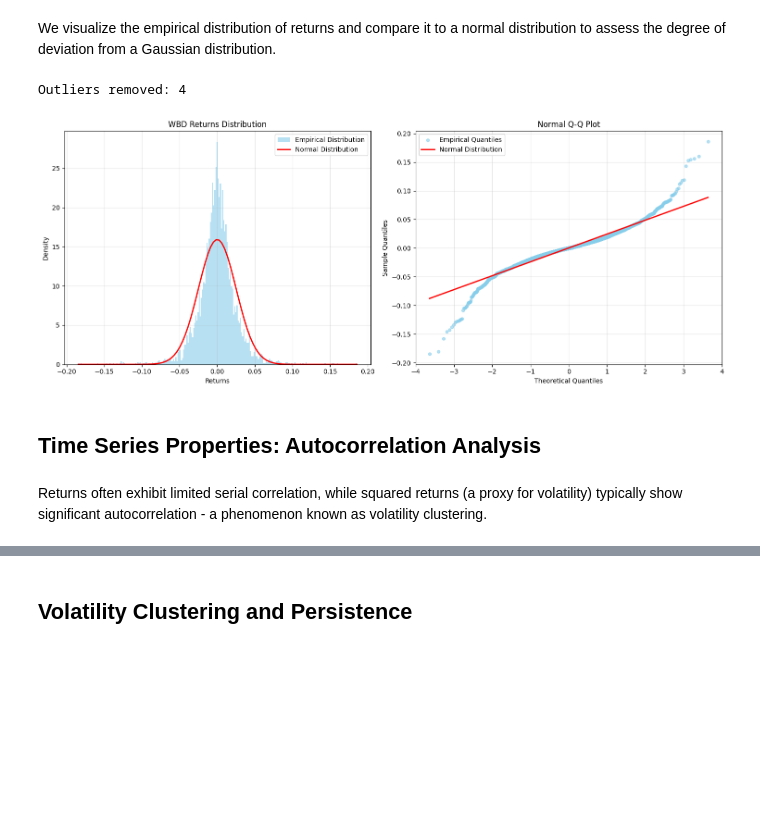
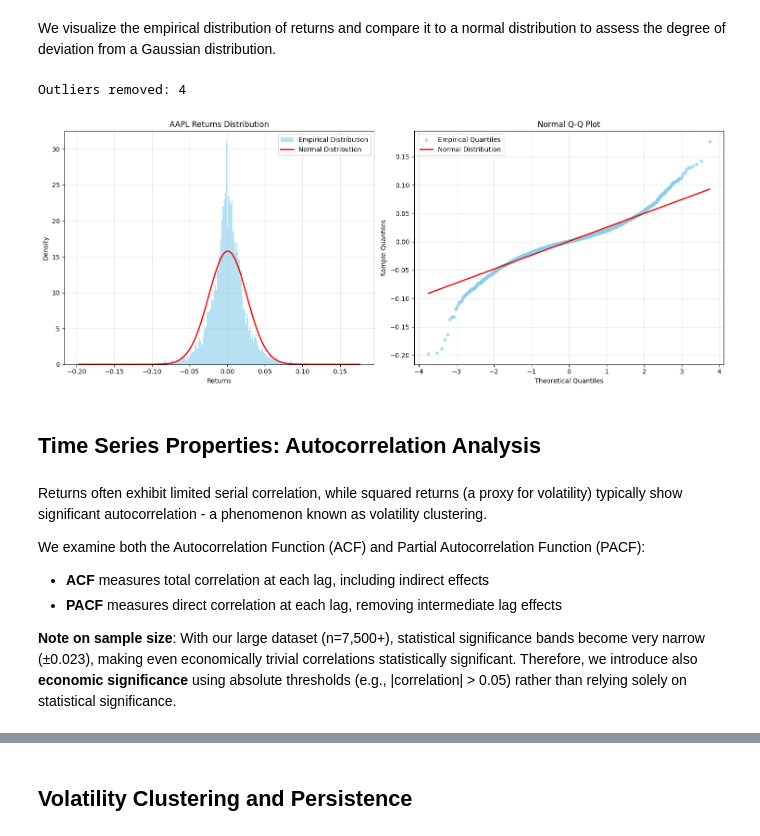
Before and after one commit to CharlieNestor/markov_switching_model_stocks, a Jupyter notebook: EDA_analysis.ipynb, the cells around one changed output, grey strips where cells are left out. Cells and saved outputs as stored; diff of their text form; code cells hidden in the pictures; blank space fills up the shorter version.

```diff
--- a/EDA_analysis.ipynb
+++ b/EDA_analysis.ipynb
@@ -32,0 +25,10 @@ Ticker: WBD has 2 anomalies:
+# %%
+ticker = 'AAPL'
+my_stock = Stock(ticker)
+try:
+    my_stock.load_data()
+    if len(my_stock.df) < 100:
+        raise ValueError(f"Insufficient data: only {len(my_stock.df)} observations")
+except Exception as e:
+    print(f"Error loading data for {ticker}: {e}")
+    raise
@@ -176,11 +182,14 @@ lag 5: 0.000000, lag 10: 0.000000, lag 15: 0.000000, lag 20: 0.000000  -> Volati
 # %% [markdown]
 We visualize the empirical distribution of returns and compare it to a normal distribution to assess the degree of deviation from a Gaussian distribution.
 # %%
-def remove_outliers(data, k=2):
+def remove_outliers(data, k:int=2):
     """
     Helper function to remove outliers using IQR (interquartile range) method
-    k: multiplier for IQR (default=2 for moderate outlier removal)
+    :param data: input data (Pandas Series)
+    :param k: multiplier for IQR (default=2 for moderate outlier removal)
     :return: filtered data
+
+    Note: Higher k values remove fewer outliers (e.g., k=8 for light removal)
     """
     Q1 = data.quantile(0.25)
     Q3 = data.quantile(0.75)
@@ -207,36 +216,43 @@ hist, bins, _ = ax1.hist(returns.dropna(), bins=250, density=True,
 x_range = np.linspace(returns.min(), returns.max(), 100)
 normal_dist = stats.norm.pdf(x_range, returns.mean(), returns.std())
 ax1.plot(x_range, normal_dist, 'r-', lw=2, label='Normal Distribution')
 
 ax1.set_title(f'{my_stock.ticker} Returns Distribution')
 ax1.set_xlabel('Returns')
 ax1.set_ylabel('Density')
 ax1.legend()
 ax1.grid(True, alpha=0.3)
 
 # Right plot: Q-Q Plot
 theoretical_quantiles, sample_quantiles = stats.probplot(returns.dropna(), dist="norm")[0]
 slope, intercept = np.polyfit(theoretical_quantiles, sample_quantiles, 1)
 
 ax2.scatter(theoretical_quantiles, sample_quantiles,
            color='skyblue', alpha=0.6, s=20, label='Empirical Quantiles')
 
 ax2.plot(theoretical_quantiles, slope * theoretical_quantiles + intercept,
          'r-', lw=2, label='Normal Distribution')
 
 ax2.set_title('Normal Q-Q Plot')
 ax2.set_xlabel('Theoretical Quantiles')
 ax2.set_ylabel('Sample Quantiles')
 ax2.legend()
 ax2.grid(True, alpha=0.3)
 
 plt.tight_layout()
 plt.show()
 # %% [output]
 Outliers removed: 4
-[figure, old version]
+[figure, new version]
 # %% [markdown]
 ## Time Series Properties: Autocorrelation Analysis
-# %% [markdown]
-Returns often exhibit limited serial correlation, while squared returns (a proxy for volatility) typically show significant autocorrelation - a phenomenon known as volatility clustering.
+# %% [markdown]
+Returns often exhibit limited serial correlation, while squared returns (a proxy for volatility) typically show significant autocorrelation - a phenomenon known as volatility clustering.
+
+We examine both the Autocorrelation Function (ACF) and Partial Autocorrelation Function (PACF):
+- **ACF** measures total correlation at each lag, including indirect effects
+- **PACF** measures direct correlation at each lag, removing intermediate lag effects
+
+**Note on sample size**: With our large dataset (n=7,500+), statistical significance bands become very narrow (±0.023), making even economically trivial correlations statistically significant.
+Therefore, we introduce also **economic significance** using absolute thresholds (e.g., |correlation| > 0.05) rather than relying solely on statistical significance.
 # %%
```
Also changed, not shown: parts of 12 cells of this notebook.
